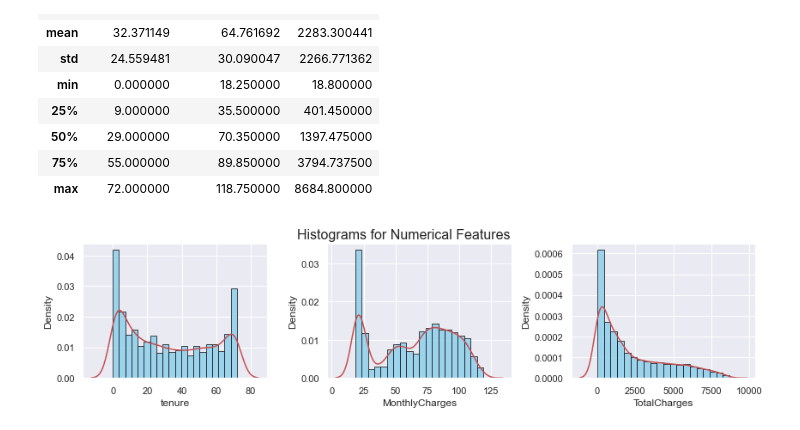
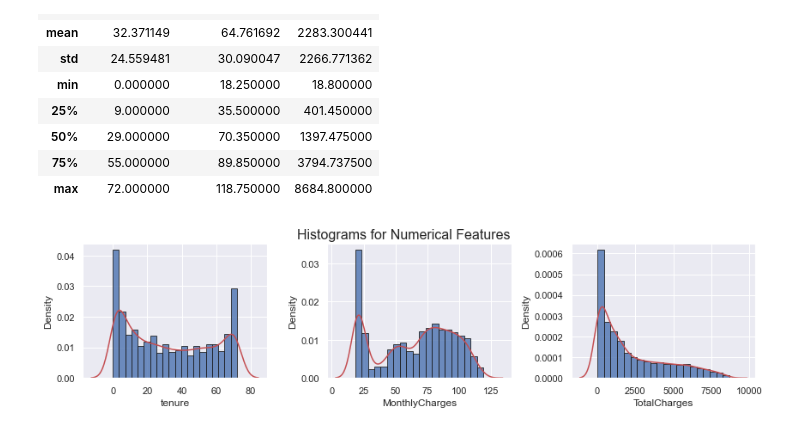
Before and after one commit to Mwizerwa/Customer_Churn_Prediction, a Jupyter notebook: notebooks/exploratory_data_analysis.ipynb, the cells around one changed output. Saved outputs shown, nothing was run; the diff lists cells and outputs as text; code cells hidden in the pictures.

```diff
--- a/notebooks/exploratory_data_analysis.ipynb
+++ b/notebooks/exploratory_data_analysis.ipynb
@@ -20,17 +20,17 @@ dataset.describe()
 # %%
 #Create subplots for each numerical feature
 plt.figure(figsize=(12, 3))
 
 #Loop through numerical columns
 for i, column in enumerate(dataset.select_dtypes(include=["int64", "float"]), 1):
     plt.subplot(1, 3, i)
-    plt.hist(dataset[column], bins=20, color="skyblue", edgecolor="k", alpha=0.8, density = True)
+    plt.hist(dataset[column], bins=20, color="b", edgecolor="k", alpha=0.8, density = True)
     sns.kdeplot(dataset[column], color="r")
     plt.xlabel(column)
     plt.ylabel("Density")
 
 plt.tight_layout()
 plt.suptitle("Histograms for Numerical Features", fontsize=16, y=1.02)
 plt.show()
 # %% [output]
-[figure, old version]
+[figure, new version]
```
Also changed, not shown: parts of 9 cells of this notebook.
